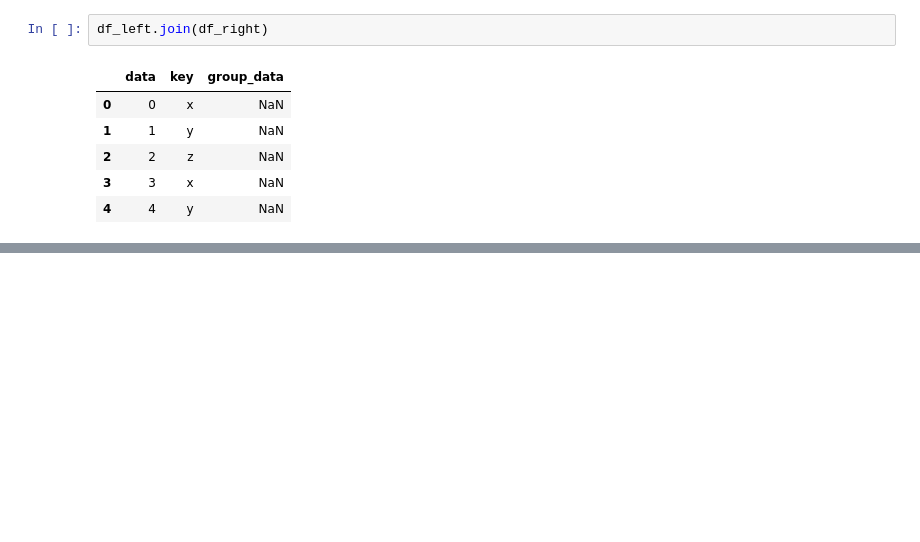
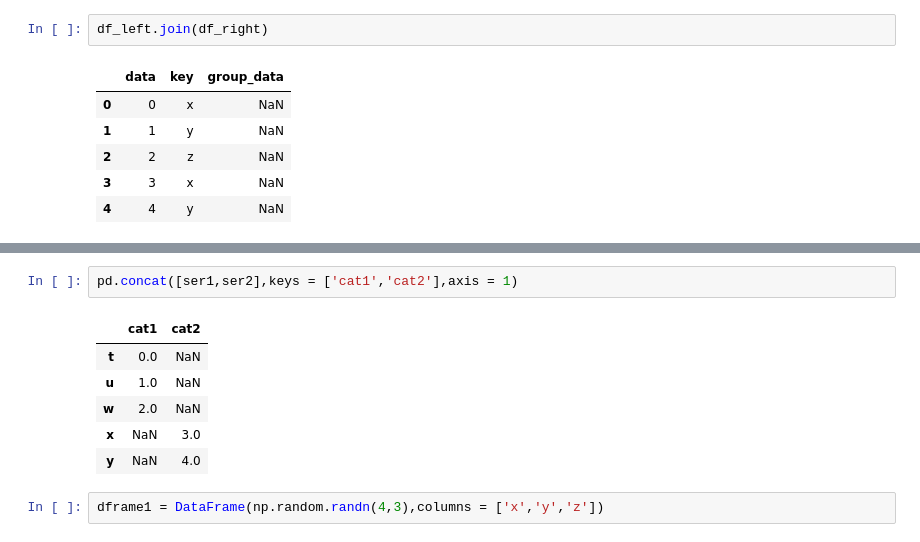
Before and after one commit to Yoshino-Morita/study-python, a Jupyter notebook: study_note.ipynb, the cells around one changed output, grey strips where cells are left out. Saved outputs shown, nothing was run; the diff lists cells and outputs as text; blank space fills up the shorter version.

```diff
--- a/study_note.ipynb
+++ b/study_note.ipynb
@@ -1554,0 +1594,11 @@ df_left.join(df_right)
+# %%
+pd.concat([ser1,ser2],keys = ['cat1','cat2'],axis = 1)
+# %% [output]
+|  | cat1 | cat2 |
+| t | 0.0 | NaN |
+| u | 1.0 | NaN |
+| w | 2.0 | NaN |
+| x | NaN | 3.0 |
+| y | NaN | 4.0 |
+# %%
+dframe1 = DataFrame(np.random.randn(4,3),columns = ['x','y','z'])
```
Also changed, not shown: parts of 12 cells of this notebook.
